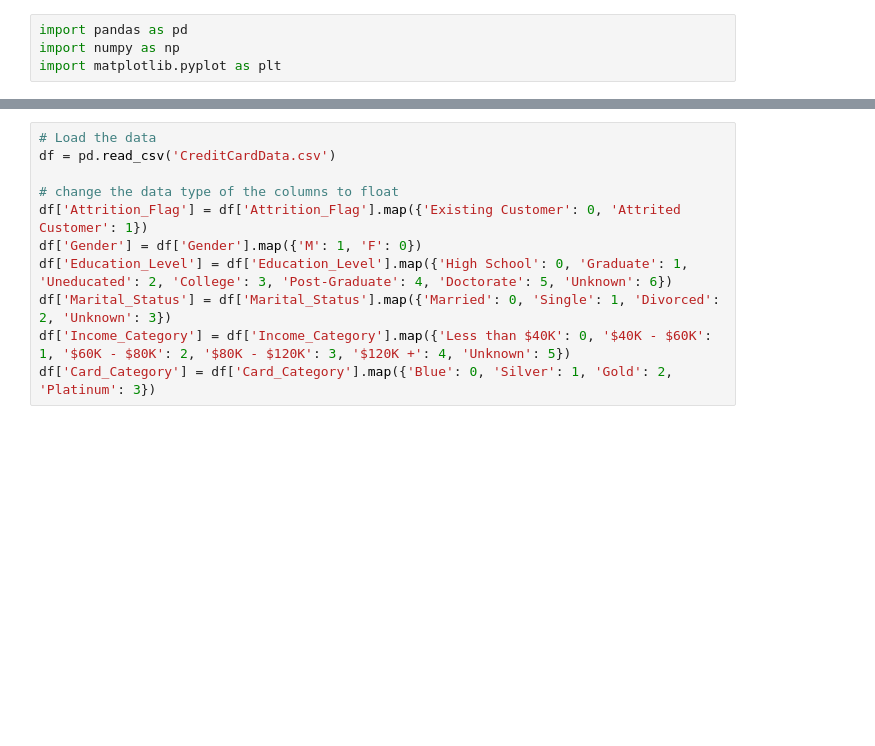
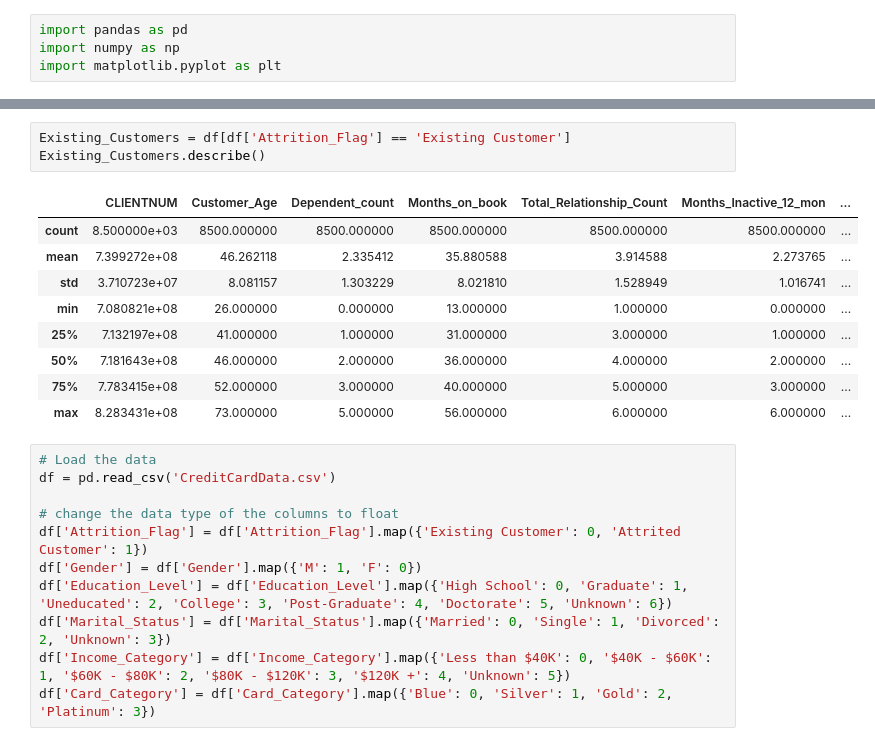
Before and after one commit to NickSordi/FU6520_NS, a Jupyter notebook: CLV/CLV_NS.ipynb, the cells around one changed output, grey strips where cells are left out. Saved outputs shown, nothing was run; the diff lists cells and outputs as text; blank space fills up the shorter version.

```diff
--- a/CLV/CLV_NS.ipynb
+++ b/CLV/CLV_NS.ipynb
@@ -5,3 +23,16 @@ import matplotlib.pyplot as plt
+# %%
+Existing_Customers = df[df['Attrition_Flag'] == 'Existing Customer']
+Existing_Customers.describe()
+# %% [output]
+|  | CLIENTNUM | Customer_Age | Dependent_count | Months_on_book | Total_Relationship_Count | Months_Inactive_12_mon | ... |
+| count | 8.500000e+03 | 8500.000000 | 8500.000000 | 8500.000000 | 8500.000000 | 8500.000000 | ... |
+| mean | 7.399272e+08 | 46.262118 | 2.335412 | 35.880588 | 3.914588 | 2.273765 | ... |
+| std | 3.710723e+07 | 8.081157 | 1.303229 | 8.021810 | 1.528949 | 1.016741 | ... |
+| min | 7.080821e+08 | 26.000000 | 0.000000 | 13.000000 | 1.000000 | 0.000000 | ... |
+| 25% | 7.132197e+08 | 41.000000 | 1.000000 | 31.000000 | 3.000000 | 1.000000 | ... |
+| 50% | 7.181643e+08 | 46.000000 | 2.000000 | 36.000000 | 4.000000 | 2.000000 | ... |
+| 75% | 7.783415e+08 | 52.000000 | 3.000000 | 40.000000 | 5.000000 | 3.000000 | ... |
+| max | 8.283431e+08 | 73.000000 | 5.000000 | 56.000000 | 6.000000 | 6.000000 | ... |
 # %%
 # Load the data
 df = pd.read_csv('CreditCardData.csv')
```
Also changed, not shown: parts of 3 cells of this notebook.
